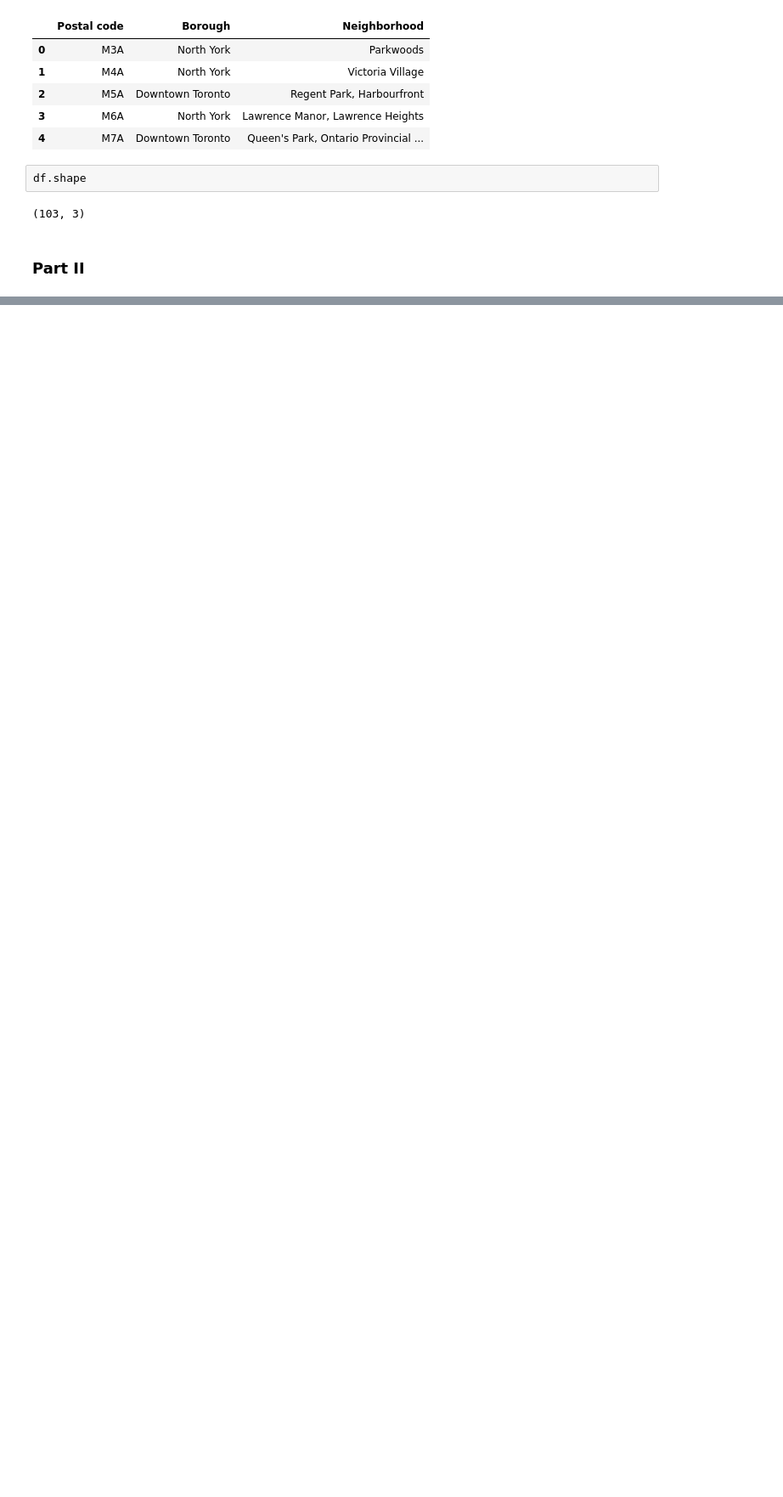
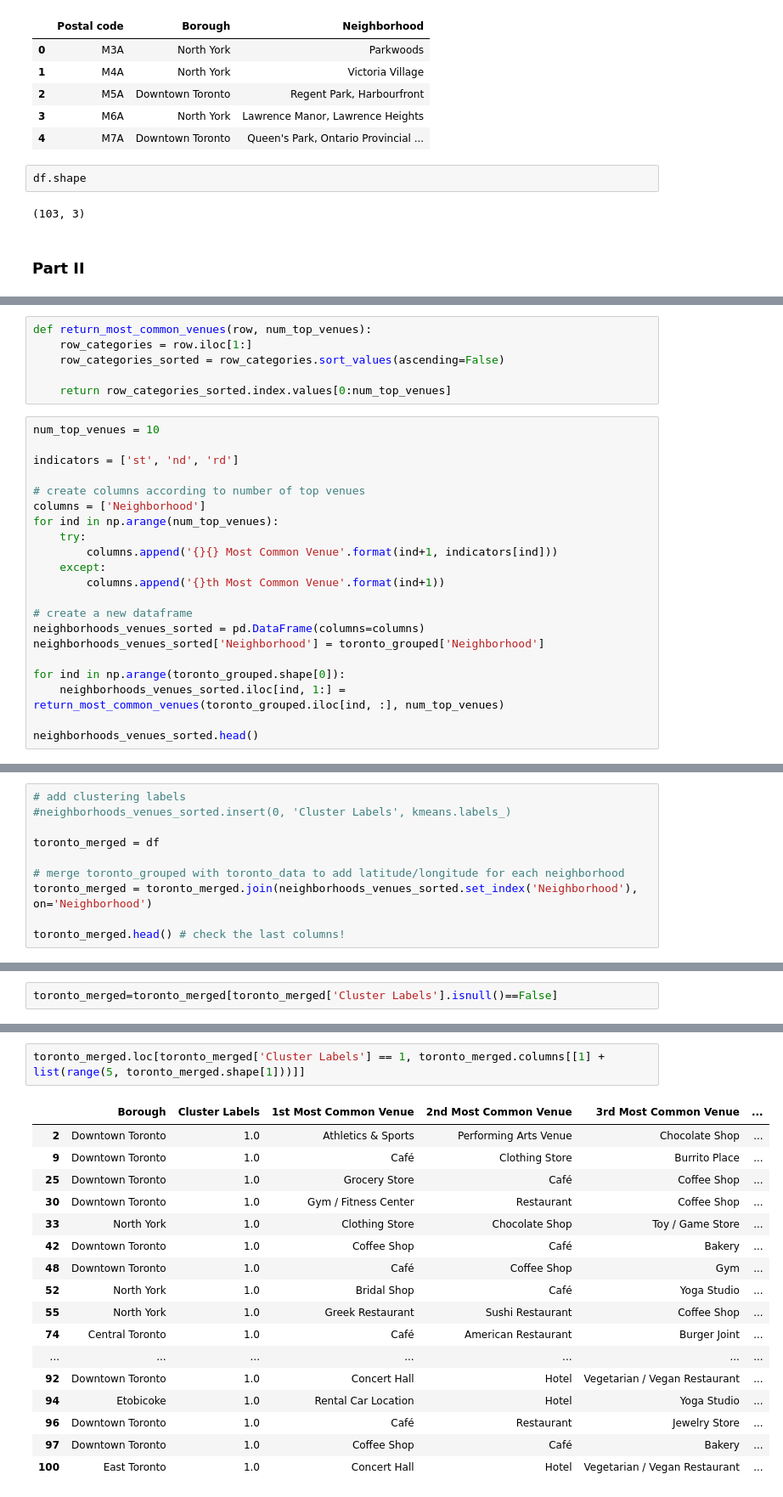
Before and after one commit to polinkov/DataScienceCapstone, a Jupyter notebook: Capstone Clustering.ipynb, the cells around one changed output, grey strips where cells are left out. Shown at 85% size. Drawn from its saved outputs; the diff is of its cells as text; blank space fills up the shorter version.

```diff
--- a/Capstone Clustering.ipynb
+++ b/Capstone Clustering.ipynb
@@ -90,0 +395,27 @@ df.shape
+# %%
+def return_most_common_venues(row, num_top_venues):
+    row_categories = row.iloc[1:]
+    row_categories_sorted = row_categories.sort_values(ascending=False)
+
+    return row_categories_sorted.index.values[0:num_top_venues]
+# %%
+num_top_venues = 10
+
+indicators = ['st', 'nd', 'rd']
+
+# create columns according to number of top venues
+columns = ['Neighborhood']
+for ind in np.arange(num_top_venues):
+    try:
+        columns.append('{}{} Most Common Venue'.format(ind+1, indicators[ind]))
+    except:
+        columns.append('{}th Most Common Venue'.format(ind+1))
+
+# create a new dataframe
+neighborhoods_venues_sorted = pd.DataFrame(columns=columns)
+neighborhoods_venues_sorted['Neighborhood'] = toronto_grouped['Neighborhood']
+
+for ind in np.arange(toronto_grouped.shape[0]):
+    neighborhoods_venues_sorted.iloc[ind, 1:] = return_most_common_venues(toronto_grouped.iloc[ind, :], num_top_venues)
+
+neighborhoods_venues_sorted.head()
@@ -90,0 +429,10 @@ df.shape
+# %%
+# add clustering labels
+#neighborhoods_venues_sorted.insert(0, 'Cluster Labels', kmeans.labels_)
+
+toronto_merged = df
+
+# merge toronto_grouped with toronto_data to add latitude/longitude for each neighborhood
+toronto_merged = toronto_merged.join(neighborhoods_venues_sorted.set_index('Neighborhood'), on='Neighborhood')
+
+toronto_merged.head() # check the last columns!
@@ -90,0 +446,2 @@ df.shape
+# %%
+toronto_merged=toronto_merged[toronto_merged['Cluster Labels'].isnull()==False]
@@ -90,0 +485,20 @@ df.shape
+# %%
+toronto_merged.loc[toronto_merged['Cluster Labels'] == 1, toronto_merged.columns[[1] + list(range(5, toronto_merged.shape[1]))]]
+# %% [output]
+|  | Borough | Cluster Labels | 1st Most Common Venue | 2nd Most Common Venue | 3rd Most Common Venue | ... |
+| 2 | Downtown Toronto | 1.0 | Athletics & Sports | Performing Arts Venue | Chocolate Shop | ... |
+| 9 | Downtown Toronto | 1.0 | Café | Clothing Store | Burrito Place | ... |
+| 25 | Downtown Toronto | 1.0 | Grocery Store | Café | Coffee Shop | ... |
+| 30 | Downtown Toronto | 1.0 | Gym / Fitness Center | Restaurant | Coffee Shop | ... |
+| 33 | North York | 1.0 | Clothing Store | Chocolate Shop | Toy / Game Store | ... |
+| 42 | Downtown Toronto | 1.0 | Coffee Shop | Café | Bakery | ... |
+| 48 | Downtown Toronto | 1.0 | Café | Coffee Shop | Gym | ... |
+| 52 | North York | 1.0 | Bridal Shop | Café | Yoga Studio | ... |
+| 55 | North York | 1.0 | Greek Restaurant | Sushi Restaurant | Coffee Shop | ... |
+| 74 | Central Toronto | 1.0 | Café | American Restaurant | Burger Joint | ... |
+| ... | ... | ... | ... | ... | ... | ... |
+| 92 | Downtown Toronto | 1.0 | Concert Hall | Hotel | Vegetarian / Vegan Restaurant | ... |
+| 94 | Etobicoke | 1.0 | Rental Car Location | Hotel | Yoga Studio | ... |
+| 96 | Downtown Toronto | 1.0 | Café | Restaurant | Jewelry Store | ... |
+| 97 | Downtown Toronto | 1.0 | Coffee Shop | Café | Bakery | ... |
+| 100 | East Toronto | 1.0 | Concert Hall | Hotel | Vegetarian / Vegan Restaurant | ... |
```
Also changed, not shown: parts of 44 cells of this notebook.
